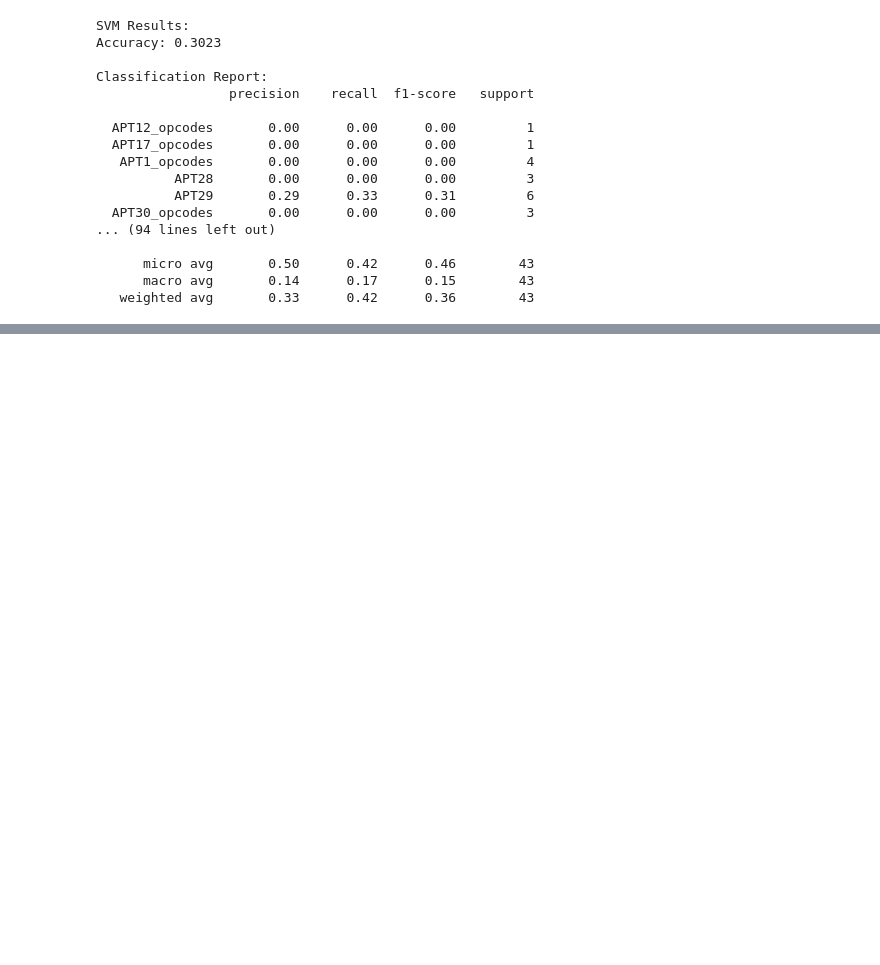
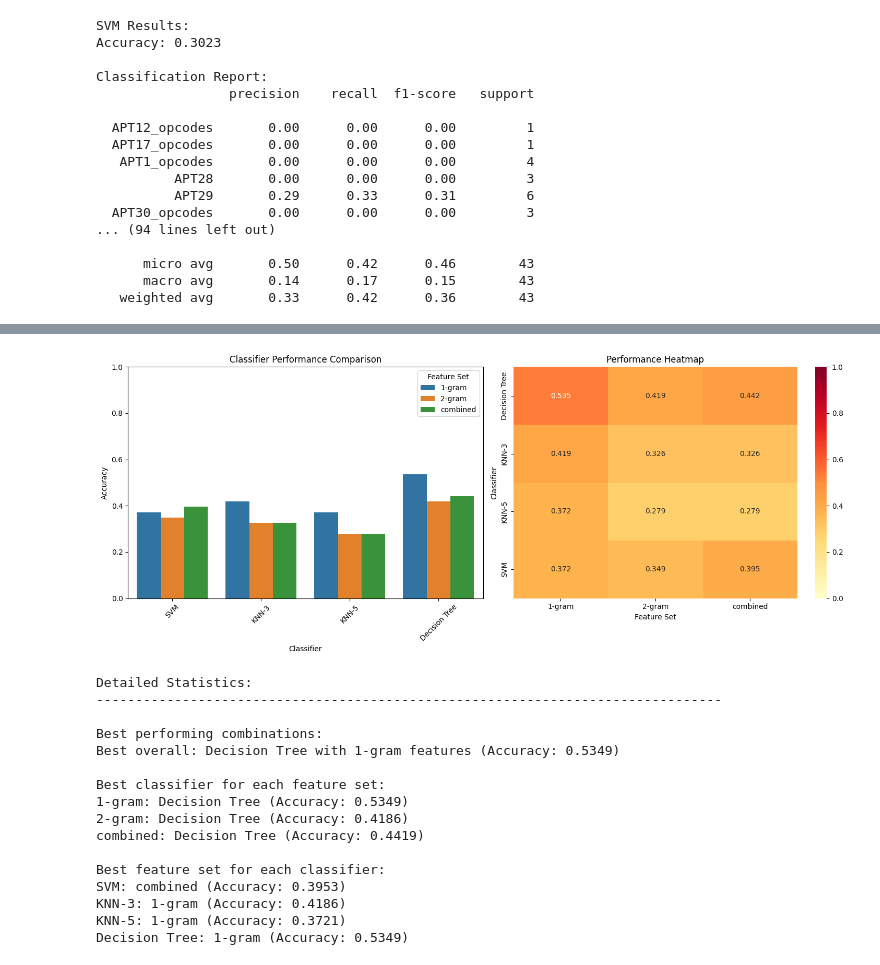
Before and after one commit to JeffinWithYa/apt_analysis_and_samples, a Jupyter notebook: submission_4_classifiers/apt_classification.ipynb, the cells around one changed output, grey strips where cells are left out. Drawn from its saved outputs; the diff is of its cells as text; code cells hidden in the pictures; blank space fills up the shorter version.

```diff
--- a/submission_4_classifiers/apt_classification.ipynb
+++ b/submission_4_classifiers/apt_classification.ipynb
@@ -236,0 +362,80 @@ Classification Report:
+# %%
+import matplotlib.pyplot as plt
+import seaborn as sns
+
+# Convert results to a format suitable for plotting
+plot_data = {
+    'Classifier': [],
+    'Feature Set': [],
+    'Accuracy': []
+}
+
+for feature_set in results:
+    for classifier in results[feature_set]:
+        plot_data['Classifier'].append(classifier)
+        plot_data['Feature Set'].append(feature_set)
+        plot_data['Accuracy'].append(results[feature_set][classifier])
+
+# Convert to DataFrame for easier plotting
+plot_df = pd.DataFrame(plot_data)
+
+# Create figure with two subplots
+plt.figure(figsize=(15, 6))
+
+# 1. Bar Plot
+plt.subplot(1, 2, 1)
+sns.barplot(x='Classifier', y='Accuracy', hue='Feature Set', data=plot_df)
+plt.title('Classifier Performance Comparison')
+plt.xticks(rotation=45)
+plt.ylim(0, 1.0)  # Set y-axis from 0 to 1
+
+# 2. Heatmap
+plt.subplot(1, 2, 2)
+heatmap_data = plot_df.pivot(index='Classifier', columns='Feature Set', values='Accuracy')
+sns.heatmap(heatmap_data, annot=True, cmap='YlOrRd', fmt='.3f', vmin=0, vmax=1)
+plt.title('Performance Heatmap')
+
+plt.tight_layout()
+plt.show()
+
+# Print detailed statistics
+print("\nDetailed Statistics:")
+print("-" * 80)
+print("\nBest performing combinations:")
+best_idx = plot_df['Accuracy'].idxmax()
+print(f"Best overall: {plot_df.iloc[best_idx]['Classifier']} with {plot_df.iloc[best_idx]['Feature Set']} features "
+      f"(Accuracy: {plot_df.iloc[best_idx]['Accuracy']:.4f})")
+
+# Best for each feature set
+print("\nBest classifier for each feature set:")
+for feature_set in results:
+    best_clf = max(results[feature_set].items(), key=lambda x: x[1])
+    print(f"{feature_set}: {best_clf[0]} (Accuracy: {best_clf[1]:.4f})")
+
+# Best for each classifier
+print("\nBest feature set for each classifier:")
+for classifier in classifiers:
+    accuracies = {
+        feature_set: results[feature_set][classifier]
+        for feature_set in results
+    }
+    best_features = max(accuracies.items(), key=lambda x: x[1])
+    print(f"{classifier}: {best_features[0]} (Accuracy: {best_features[1]:.4f})")
+# %% [output]
+[figure, added]
+Detailed Statistics:
+--------------------------------------------------------------------------------
+
+Best performing combinations:
+Best overall: Decision Tree with 1-gram features (Accuracy: 0.5349)
+
+Best classifier for each feature set:
+1-gram: Decision Tree (Accuracy: 0.5349)
+2-gram: Decision Tree (Accuracy: 0.4186)
+combined: Decision Tree (Accuracy: 0.4419)
+
+Best feature set for each classifier:
+SVM: combined (Accuracy: 0.3953)
+KNN-3: 1-gram (Accuracy: 0.4186)
+KNN-5: 1-gram (Accuracy: 0.3721)
+Decision Tree: 1-gram (Accuracy: 0.5349)
```
Also changed, not shown: parts of 7 cells of this notebook.
